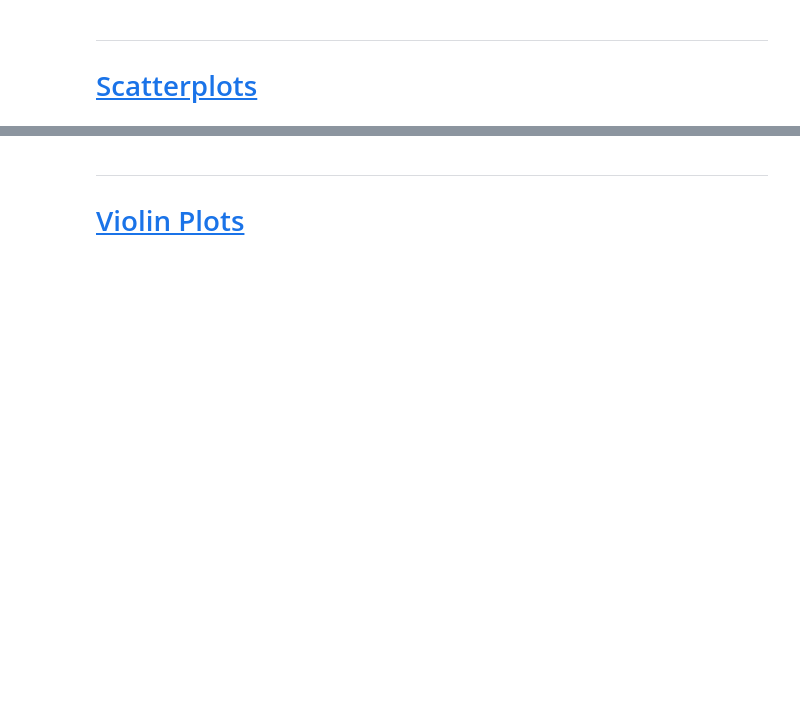
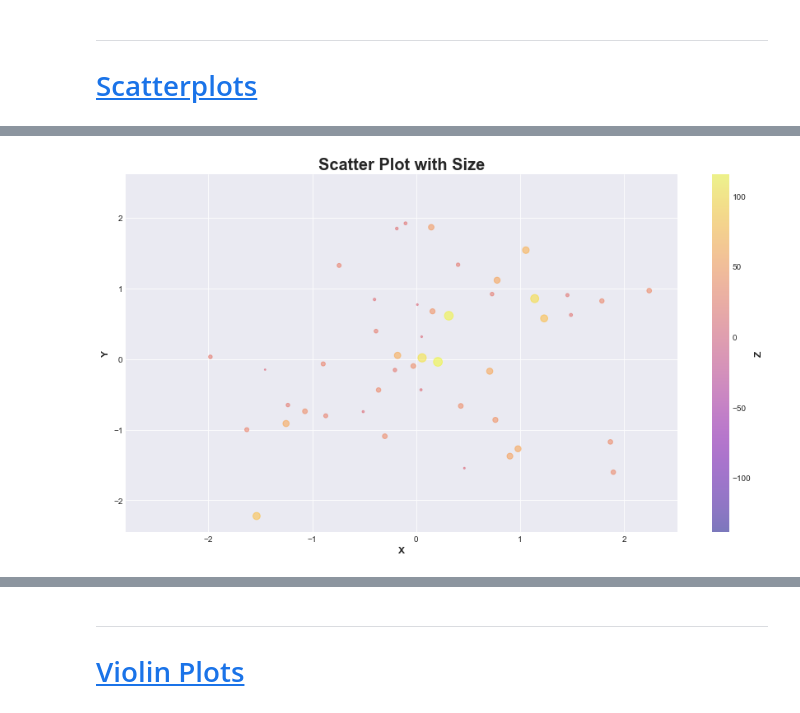
Before and after one commit to pavsingh7/Matplotlib, a Jupyter notebook: matplot_adv.ipynb, the cells around one changed output, grey strips where cells are left out. Saved outputs shown, nothing was run; the diff lists cells and outputs as text; code cells hidden in the pictures; blank space fills up the shorter version.

```diff
--- a/matplot_adv.ipynb
+++ b/matplot_adv.ipynb
@@ -359,0 +390,24 @@ Error bars are graphical representation of uncertainty in data. They show the va
+# %%
+# Generate data
+np.random.seed(0)
+x = np.random.normal(0, 1, 100)
+y = np.random.normal(0, 1, 100)
+z = np.random.normal(0, 1, 100) * 50
+
+# create plot
+fig, ax = plt.subplots(figsize=(15,8))
+
+# scatter plot
+scatter1 = plt.scatter(x, y, marker='o', c=z, cmap='plasma', s=z, alpha=0.5, label = "Sample 1")
+
+# Add color bar
+cbar = plt.colorbar(scatter1, ax=ax)
+cbar.set_label('Z', size=12, weight='semibold')
+
+# Add title, axis labels and adjust the size of the plot
+plt.title("Scatter Plot with Size", size=20, weight='bold')
+plt.xlabel("X", size=12, weight='semibold')
+plt.ylabel("Y", size=12, weight='semibold')
+plt.show()
+# %% [output]
+[figure, added]
```
Also changed, not shown: parts of 5 cells of this notebook.
